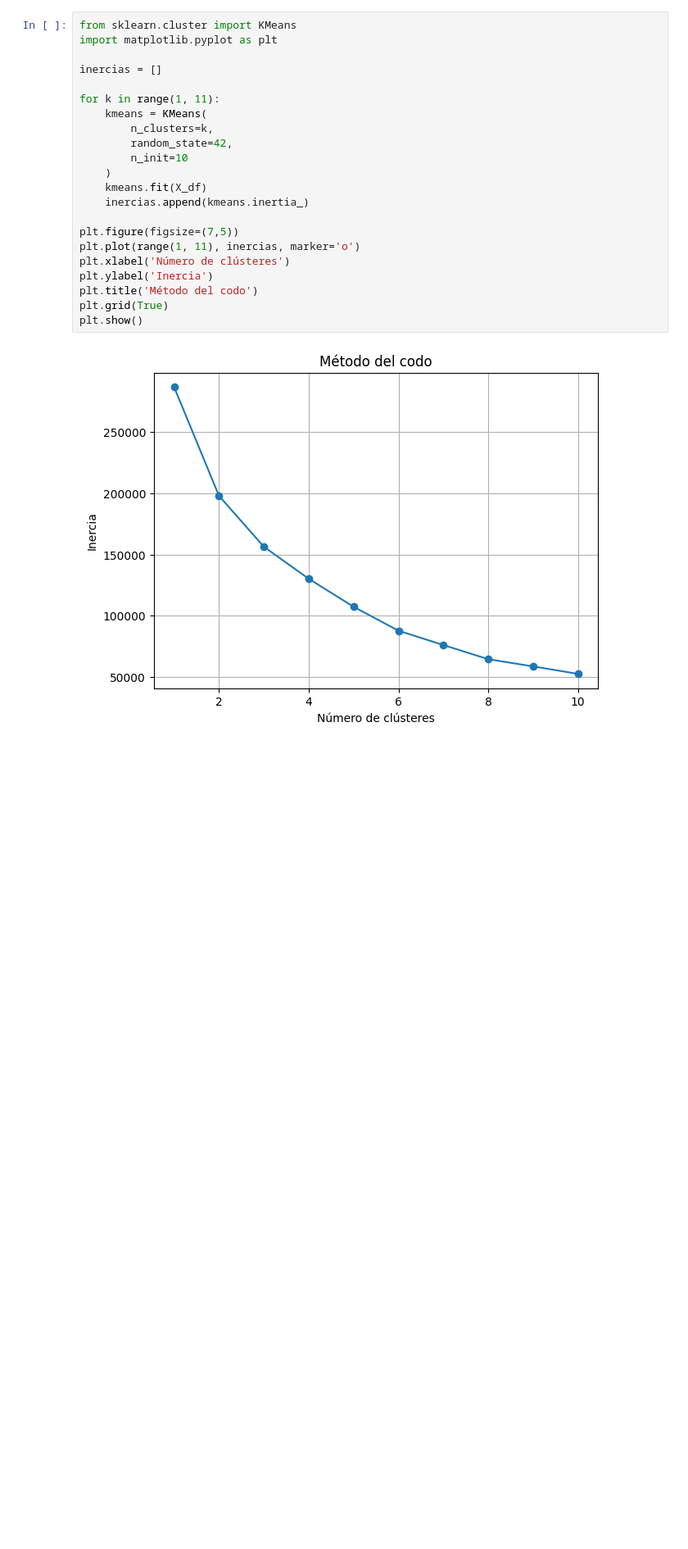
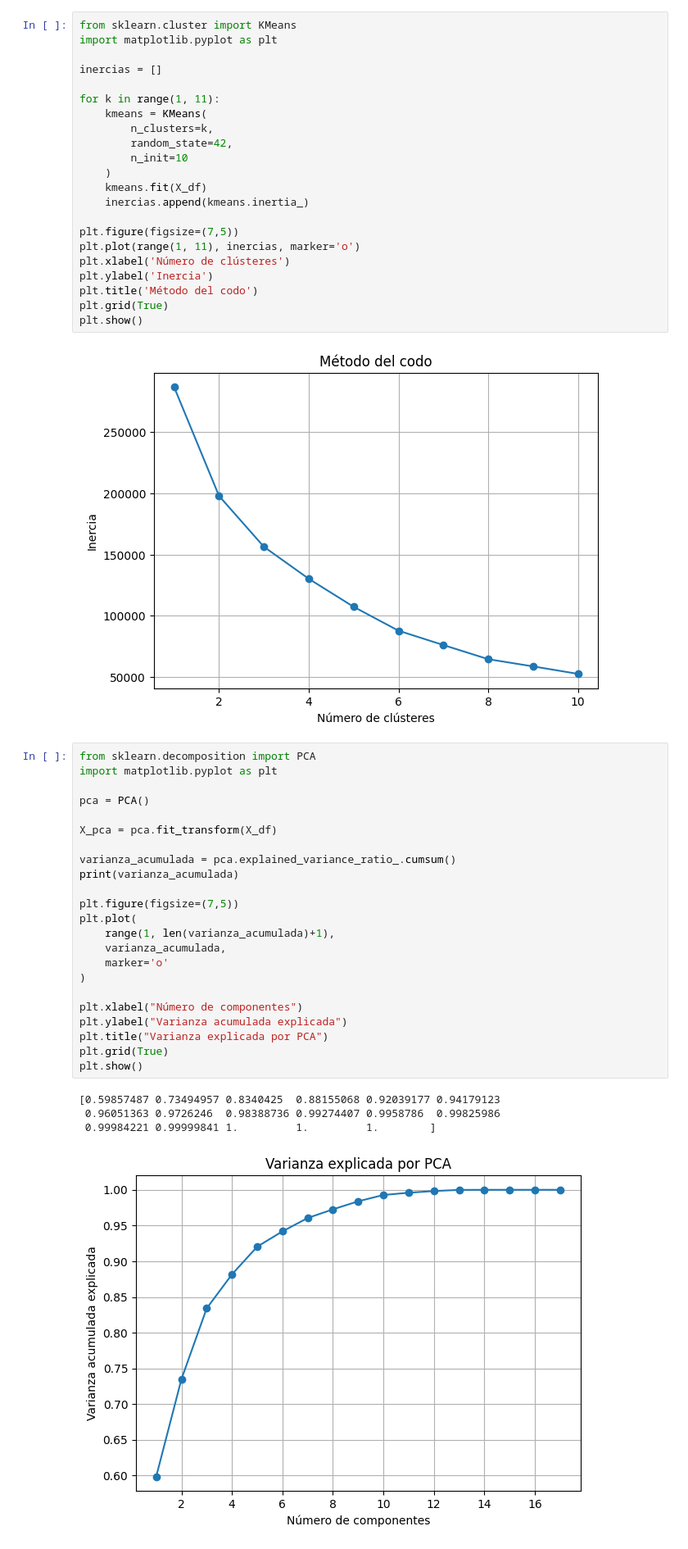
Before and after one commit to HaloReach2552/Proyecto-Data-Science-Airbnb, a Jupyter notebook: proyecto.ipynb, the cells around one changed output. Shown at 82% size. Saved outputs shown, nothing was run; the diff lists cells and outputs as text; blank space fills up the shorter version.

```diff
--- a/proyecto.ipynb
+++ b/proyecto.ipynb
@@ -493,3 +494,31 @@ plt.grid(True)
 plt.show()
 # %% [output]
 [figure]
+# %%
+from sklearn.decomposition import PCA
+import matplotlib.pyplot as plt
+
+pca = PCA()
+
+X_pca = pca.fit_transform(X_df)
+
+varianza_acumulada = pca.explained_variance_ratio_.cumsum()
+print(varianza_acumulada)
+
+plt.figure(figsize=(7,5))
+plt.plot(
+    range(1, len(varianza_acumulada)+1),
+    varianza_acumulada,
+    marker='o'
+)
+
+plt.xlabel("Número de componentes")
+plt.ylabel("Varianza acumulada explicada")
+plt.title("Varianza explicada por PCA")
+plt.grid(True)
+plt.show()
+# %% [output]
+[0.59857487 0.73494957 0.8340425  0.88155068 0.92039177 0.94179123
+ 0.96051363 0.9726246  0.98388736 0.99274407 0.9958786  0.99825986
+ 0.99984221 0.99999841 1.         1.         1.        ]
+[figure, added]
```
Also changed, not shown: parts of 5 cells of this notebook.
